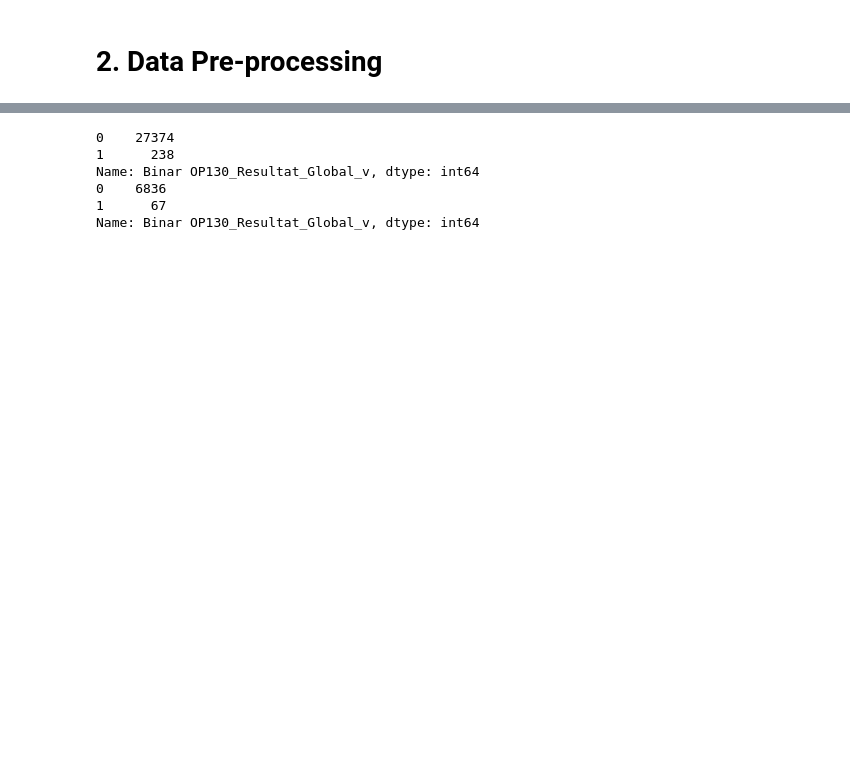
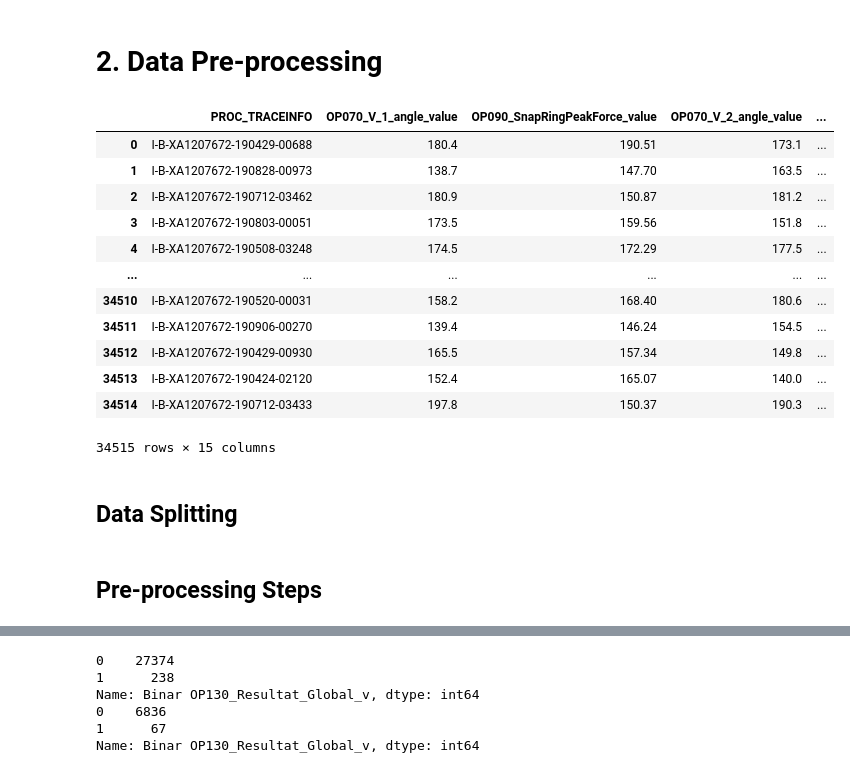
Before and after one commit to scpkobayashi/ChallengeDataEns2020, a Jupyter notebook: Valeo/Valeo_Model_Building.ipynb, the cells around one changed output, grey strips where cells are left out. Cells and saved outputs as stored; diff of their text form; code cells hidden in the pictures; blank space fills up the shorter version.

```diff
--- a/Valeo/Valeo_Model_Building.ipynb
+++ b/Valeo/Valeo_Model_Building.ipynb
@@ -47,4 +68,24 @@ code = "PROC_TRACEINFO"
+# %%
+dataset
+# %% [output]
+|  | PROC_TRACEINFO | OP070_V_1_angle_value | OP090_SnapRingPeakForce_value | OP070_V_2_angle_value | ... |
+| 0 | I-B-XA1207672-190429-00688 | 180.4 | 190.51 | 173.1 | ... |
+| 1 | I-B-XA1207672-190828-00973 | 138.7 | 147.70 | 163.5 | ... |
+| 2 | I-B-XA1207672-190712-03462 | 180.9 | 150.87 | 181.2 | ... |
+| 3 | I-B-XA1207672-190803-00051 | 173.5 | 159.56 | 151.8 | ... |
+| 4 | I-B-XA1207672-190508-03248 | 174.5 | 172.29 | 177.5 | ... |
+| ... | ... | ... | ... | ... | ... |
+| 34510 | I-B-XA1207672-190520-00031 | 158.2 | 168.40 | 180.6 | ... |
+| 34511 | I-B-XA1207672-190906-00270 | 139.4 | 146.24 | 154.5 | ... |
+| 34512 | I-B-XA1207672-190429-00930 | 165.5 | 157.34 | 149.8 | ... |
+| 34513 | I-B-XA1207672-190424-02120 | 152.4 | 165.07 | 140.0 | ... |
+| 34514 | I-B-XA1207672-190712-03433 | 197.8 | 150.37 | 190.3 | ... |
+34515 rows × 15 columns
+# %% [markdown]
+## Data Splitting
 # %%
 from sklearn.model_selection import train_test_split
 # %%
 trainset, testset = train_test_split(dataset, test_size=0.2, random_state=0)
+# %% [markdown]
+## Pre-processing Steps
```
Also changed, not shown: parts of 23 cells of this notebook.
